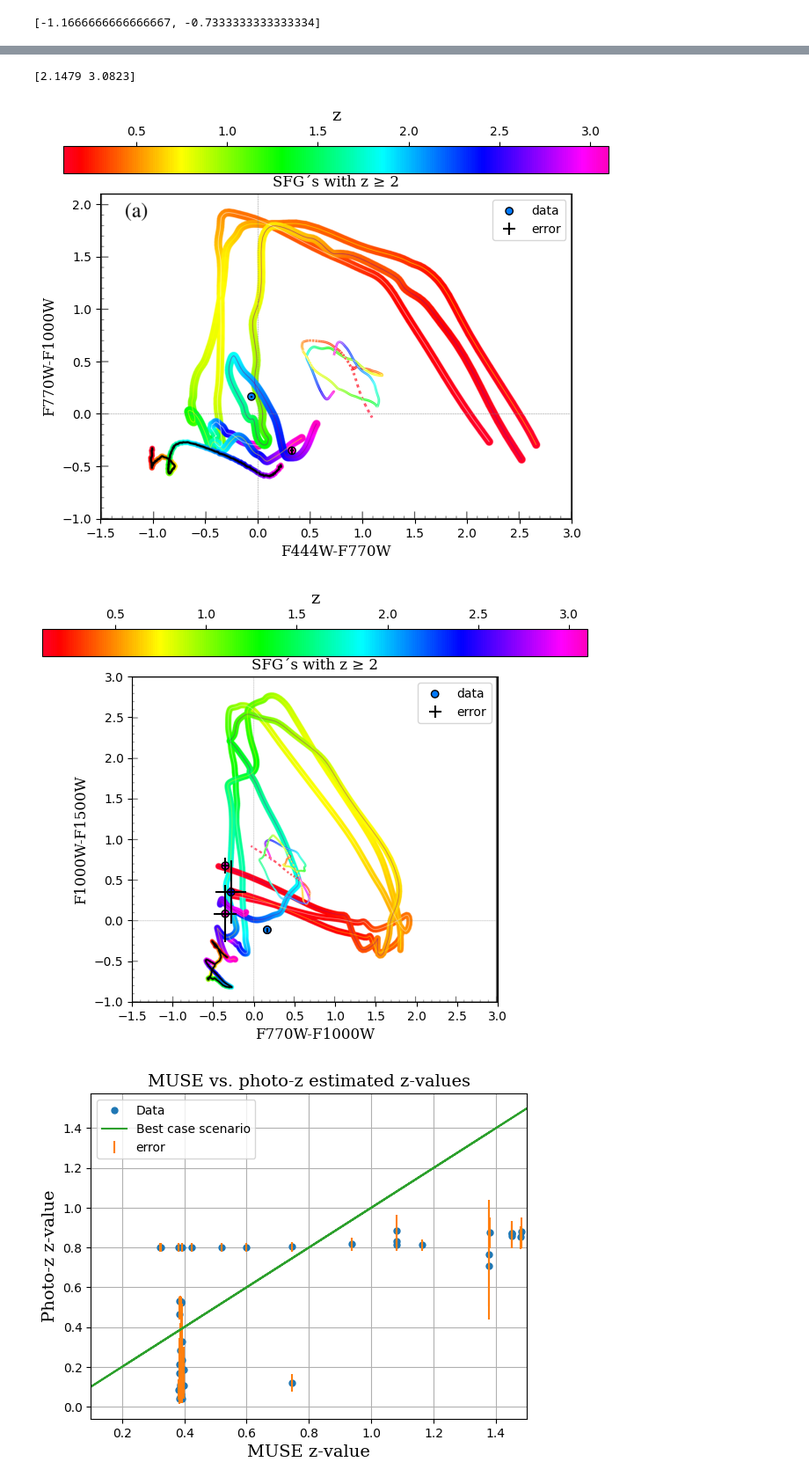
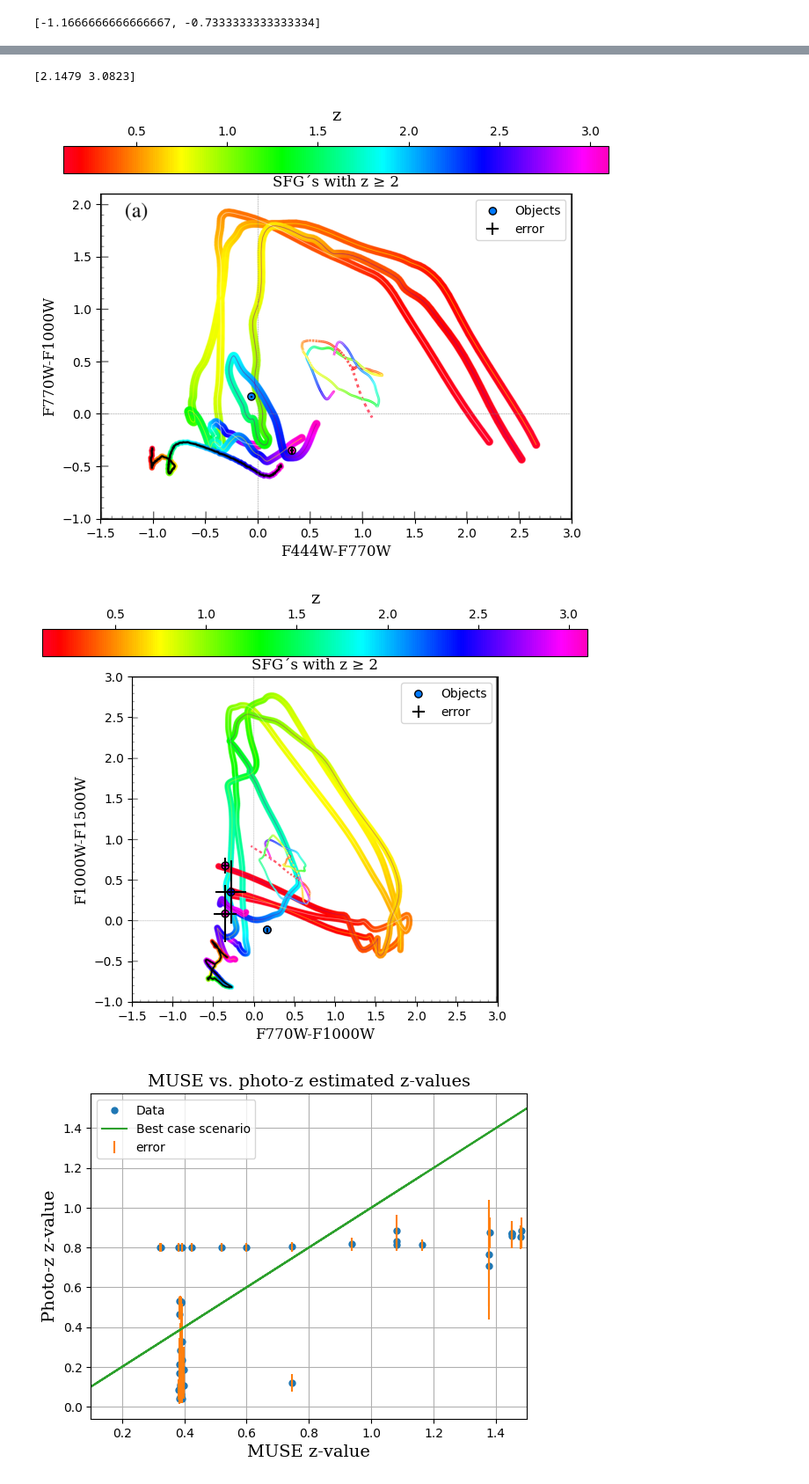
Before and after one commit to StellaWasTaken/1st-year-project, a Jupyter notebook: CSFG data results.ipynb, the cells around one changed output, grey strips where cells are left out. Shown at 88% size. Drawn from its saved outputs; the diff is of its cells as text; code cells hidden in the pictures.

```diff
--- a/CSFG data results.ipynb
+++ b/CSFG data results.ipynb
@@ -143,13 +161,13 @@ SFGM47e = np.array([])
 SFGM710e = np.array([])
 SFGred = np.array([])
 for i in range(len(M47)):
-    if M47[i] > 0.3 or M710[i] > -0.2:
-        if red[i] >= 2:
+    if M47[i] > 0.3 or M710fig1[i] > -0.2:
+        if redfig1[i] >= 2:
             SFGM47 = np.append(SFGM47, M47[i])
-            SFGM710 = np.append(SFGM710, M710[i])
+            SFGM710 = np.append(SFGM710, M710fig1[i])
             SFGM47e = np.append(SFGM47e, M47e[i])
-            SFGM710e = np.append(SFGM710e, M710e[i])
-            SFGred = np.append(SFGred, red[i])
+            SFGM710e = np.append(SFGM710e, M710fig1e[i])
+            SFGred = np.append(SFGred, redfig1[i])
 
 #fig2 plot
 SFGM115 = np.array([]) #SFG in front of the name means it´s only SFGs with z>=2
@@ -157,60 +175,60 @@ SFGM710fig2 = np.array([]) #We already have one, so fig2 indicates it´s for the
 SFGM115e = np.array([])
 SFGM710fig2e = np.array([])
 SFGredfig2 = np.array([]) # same as with SFGM710fig2
-for i in range(len(M710)):
-    if M710[i] > -0.2 or M710[i] <-0.5:
-        if M710[i] > -0.2 or M115[i] > -0.15:
-            if red[i] >=2:
+for i in range(len(M710fig2)):
+    if M710fig2[i] > -0.2 or M710fig2[i] <-0.5:
+        if M710fig2[i] > -0.2 or M115[i] > -0.15:
+            if redfig2[i] >=2:
                 SFGM115 = np.append(SFGM115, M115[i])
-                SFGM710fig2 = np.append(SFGM710fig2, M710[i])
+                SFGM710fig2 = np.append(SFGM710fig2, M710fig2[i])
                 SFGM115e = np.append(SFGM115e, M115e[i])
-                SFGM710fig2e = np.append(SFGM710fig2e, M710e[i])
-                SFGredfig2 = np.append(SFGredfig2, red[i])
-    if M710[i] <= -0.2 or M710[i] >= -0.5:
-        if M115[i] >= fictslope[0]*M710[i]+fictslope[1]:
-            if red[i] >=2:
+                SFGM710fig2e = np.append(SFGM710fig2e, M710fig2e[i])
+                SFGredfig2 = np.append(SFGredfig2, redfig2[i])
+    if M710fig2[i] <= -0.2 or M710fig2[i] >= -0.5:
+        if M115[i] >= fictslope[0]*M710fig2[i]+fictslope[1]:
+            if redfig2[i] >=2:
                 SFGM115 = np.append(SFGM115, M115[i])
-                SFGM710fig2 = np.append(SFGM710fig2, M710[i])
-                SFGredfig2 = np.append(SFGredfig2, red[i])
+                SFGM710fig2 = np.append(SFGM710fig2, M710fig2[i])
+                SFGredfig2 = np.append(SFGredfig2, redfig2[i])
                 SFGM115e = np.append(SFGM115e, M115e[i])
-                SFGM710fig2e = np.append(SFGM710fig2e, M710e[i])
+                SFGM710fig2e = np.append(SFGM710fig2e, M710fig2e[i])
 # %%
 #Plotting the new fig1 and fig2 plots:
 
 #fig1:
 print(SFGred)
 plt.figure(figsize=(8, 6))
 implot = plt.imshow(fig1, extent=[-1.5, 3, -1, 2.1])
-SFGplot1 = plt.scatter(SFGM47, SFGM710, c=SFGred, marker="o",  label = "data", vmin=0.1, vmax=3.1, cmap=sm, edgecolors="k")
+SFGplot1 = plt.scatter(SFGM47, SFGM710, c=SFGred, marker="o",  label = "Objects", vmin=0.1, vmax=3.1, cmap=sm, edgecolors="k")
 plt.colorbar(SFGplot1, orientation="horizontal", location="top").set_label(label='z',size=14,**newfont)
 plt.errorbar(SFGM47, SFGM710, yerr=SFGM710e, xerr=SFGM47e, linestyle = "", color="k", label = "error")
 plt.title("SFG´s with z ≥ 2", **newfont, fontsize=12)
 plt.xlabel("F444W-F770W", **newfont, fontsize=12)
 plt.ylabel("F770W-F1000W", **newfont, fontsize=12)
 plt.xlim(-1.5, 3)
 plt.ylim(-1, 2.1)
 plt.legend()
 #plt.grid()
 plt.show()
 
 #fig2:
 plt.figure(figsize=(8, 6))
 implot = plt.imshow(fig2, extent=[-1.5, 3, -1, 3])
-SFGplot2 = plt.scatter(SFGM710fig2, SFGM115, c=SFGredfig2, marker="o", vmin=0.1, vmax=3.1, label = "data", cmap=sm, edgecolors="k")
+SFGplot2 = plt.scatter(SFGM710fig2, SFGM115, c=SFGredfig2, marker="o", vmin=0.1, vmax=3.1, label = "Objects", cmap=sm, edgecolors="k")
 plt.colorbar(SFGplot2, orientation="horizontal", location="top").set_label(label='z',size=14,**newfont)
 plt.errorbar(SFGM710fig2, SFGM115, yerr=SFGM115e, xerr=SFGM710fig2e, linestyle = "", color="k", label = "error") #VERY large errors
 plt.title("SFG´s with z ≥ 2", **newfont, fontsize=12)
 plt.xlabel("F770W-F1000W", **newfont, fontsize=12)
 plt.ylabel("F1000W-F1500W", **newfont, fontsize=12)
 plt.xlim(-1.5, 3)
 plt.ylim(-1, 3)
 plt.legend()
 #plt.grid()
 plt.show()
 # %% [output]
 [2.1479 3.0823]
-[figure, old version]
+[figure, new version]
-[figure, old version]
+[figure, new version]
 # %%
 #plotting MUSE vs. phot-z line, along with the theoretical line. Zoomed in on 0.4 and all data.
 line = np.random.uniform(0.1, 1.5, (10000)) #the line
```
Also changed, not shown: parts of 4 cells of this notebook.
